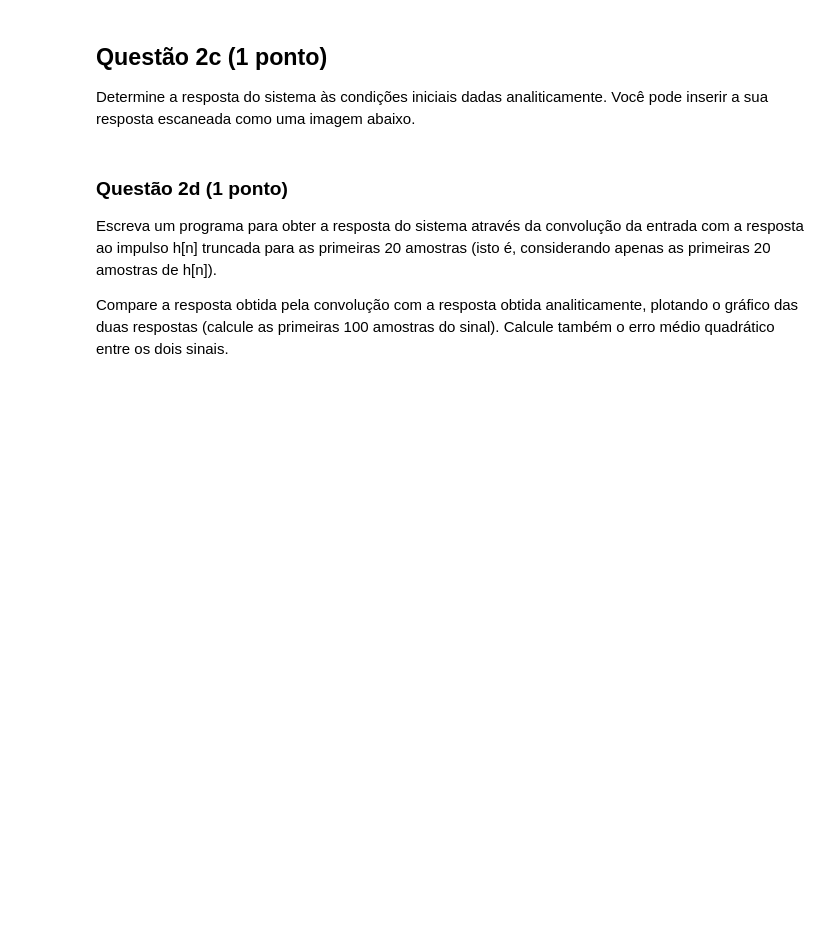
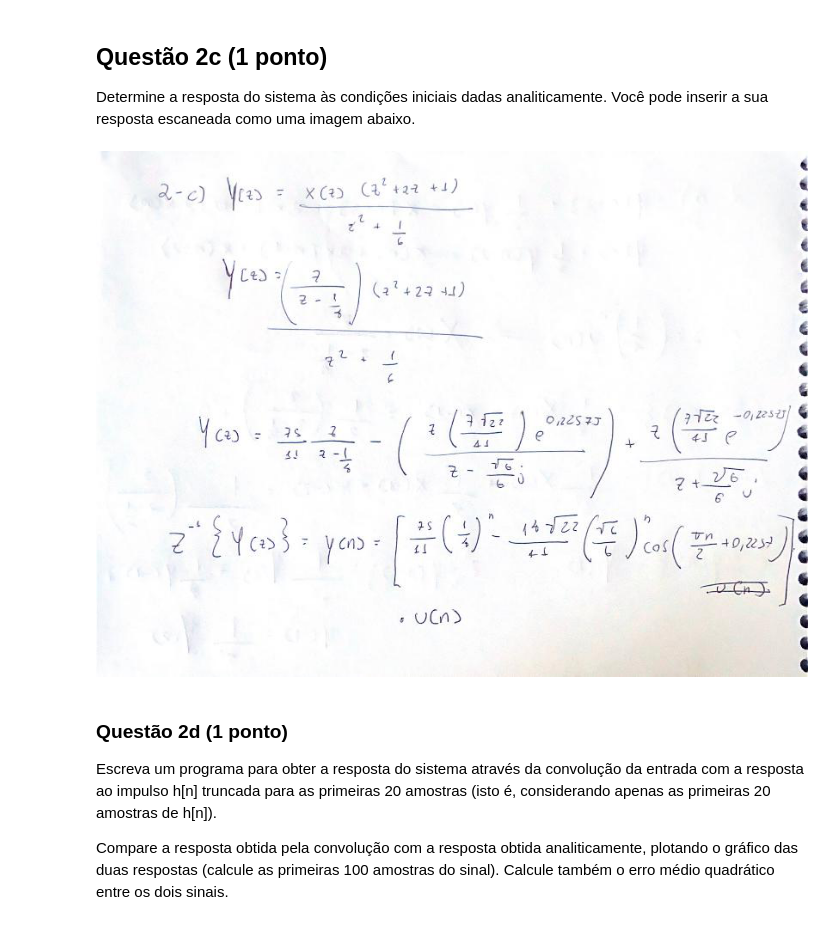
Before and after one commit to yantavares/sstd, a Jupyter notebook: proj1/Projeto_1/projeto1.ipynb, the cells around one changed output. Saved outputs shown, nothing was run; the diff lists cells and outputs as text; code cells hidden in the pictures; blank space fills up the shorter version.

```diff
--- a/proj1/Projeto_1/projeto1.ipynb
+++ b/proj1/Projeto_1/projeto1.ipynb
@@ -187,6 +191,9 @@ MSE = 0.010276499499479152
 Determine a resposta do sistema às condições iniciais dadas analiticamente. Você pode inserir a sua resposta escaneada como uma imagem abaixo.
 # %%
 ### Código da questão 2c.
+Image.open("2c.jpeg")
+# %% [output]
+[figure, added]
 # %% [markdown]
 ### Questão 2d (1 ponto)
 Escreva um programa para obter a resposta do sistema através da convolução da entrada com a resposta ao impulso h[n] truncada para as primeiras 20 amostras (isto é, considerando apenas as primeiras 20 amostras de h[n]).
```
Also changed, not shown: parts of 5 cells of this notebook, 3 other files.
